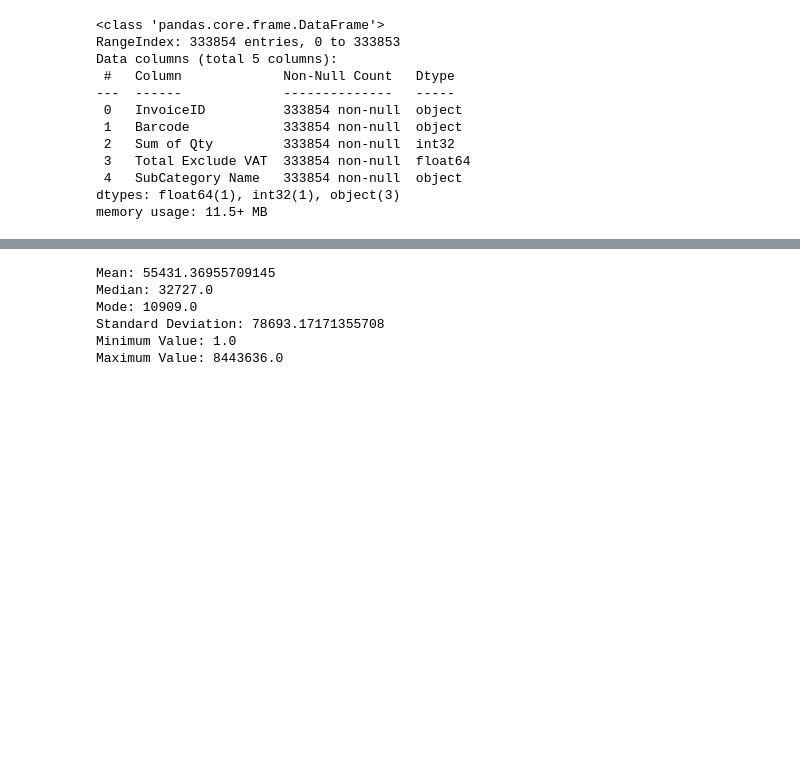
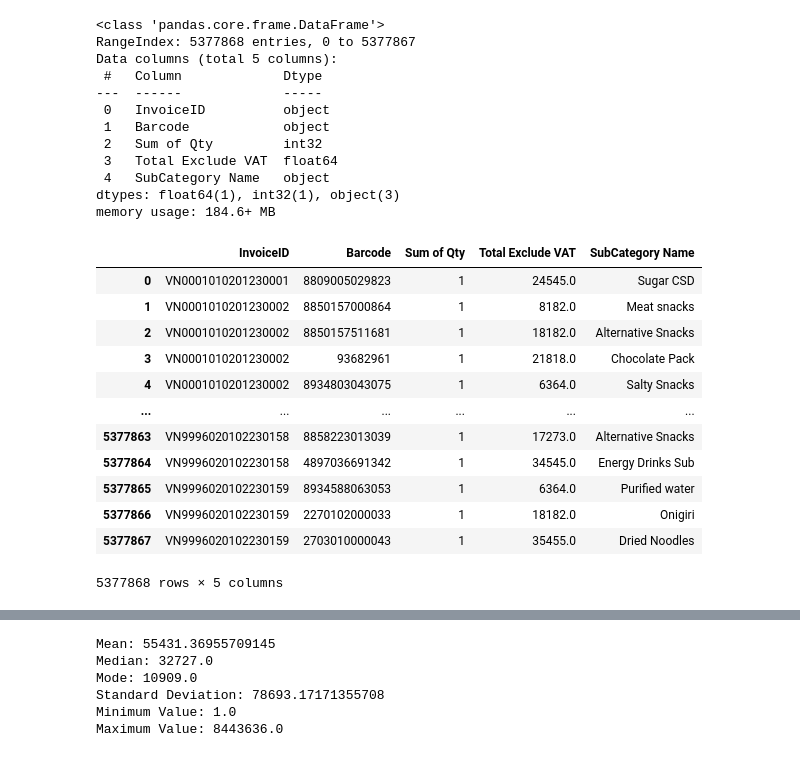
Before and after one commit to TrieuPH/python, a Jupyter notebook: Python/data/Basket-Analysis_v1_edit.ipynb, the cells around one changed output, grey strips where cells are left out. Drawn from its saved outputs; the diff is of its cells as text; code cells hidden in the pictures; blank space fills up the shorter version.

```diff
--- a/Python/data/Basket-Analysis_v1_edit.ipynb
+++ b/Python/data/Basket-Analysis_v1_edit.ipynb
@@ -65,7 +65,7 @@ from mlxtend.frequent_patterns import apriori, association_rules
 
 # Sample data
 dtypes = {'InvoiceID': str, 'Barcode': str, 'Sum of Qty': str, 'Total Exclude VAT': str, 'SubCategory Name': str}
-df = pd.read_csv('dataM1.csv', dtype=dtypes)
+df = pd.read_csv('C:\\Users\\trieu.pham\\OneDrive - BTM Global Consulting\\Projects\\github\\dataM1.csv', dtype=dtypes)
 
 df['Sum of Qty'] = pd.to_numeric(df['Sum of Qty'], errors='coerce').fillna(0).astype(int)
 df['Total Exclude VAT'] = pd.to_numeric(df['Total Exclude VAT'], errors='coerce').fillna(0).astype(float)
@@ -73,14 +73,30 @@ df['SubCategory Name'] = df['SubCategory Name'].astype(str)
 df.info()
 # %% [output]
 <class 'pandas.core.frame.DataFrame'>
-RangeIndex: 333854 entries, 0 to 333853
+RangeIndex: 5377868 entries, 0 to 5377867
 Data columns (total 5 columns):
- #   Column             Non-Null Count   Dtype
----  ------             --------------   -----
- 0   InvoiceID          333854 non-null  object
- 1   Barcode            333854 non-null  object
- 2   Sum of Qty         333854 non-null  int32
- 3   Total Exclude VAT  333854 non-null  float64
- 4   SubCategory Name   333854 non-null  object
+ #   Column             Dtype
+---  ------             -----
+ 0   InvoiceID          object
+ 1   Barcode            object
+ 2   Sum of Qty         int32
+ 3   Total Exclude VAT  float64
+ 4   SubCategory Name   object
 dtypes: float64(1), int32(1), object(3)
-memory usage: 11.5+ MB
+memory usage: 184.6+ MB
+# %%
+df
+# %% [output]
+|  | InvoiceID | Barcode | Sum of Qty | Total Exclude VAT | SubCategory Name |
+| 0 | VN0001010201230001 | 8809005029823 | 1 | 24545.0 | Sugar CSD |
+| 1 | VN0001010201230002 | 8850157000864 | 1 | 8182.0 | Meat snacks |
+| 2 | VN0001010201230002 | 8850157511681 | 1 | 18182.0 | Alternative Snacks |
+| 3 | VN0001010201230002 | 93682961 | 1 | 21818.0 | Chocolate Pack |
+| 4 | VN0001010201230002 | 8934803043075 | 1 | 6364.0 | Salty Snacks |
+| ... | ... | ... | ... | ... | ... |
+| 5377863 | VN9996020102230158 | 8858223013039 | 1 | 17273.0 | Alternative Snacks |
+| 5377864 | VN9996020102230158 | 4897036691342 | 1 | 34545.0 | Energy Drinks Sub |
+| 5377865 | VN9996020102230159 | 8934588063053 | 1 | 6364.0 | Purified water |
+| 5377866 | VN9996020102230159 | 2270102000033 | 1 | 18182.0 | Onigiri |
+| 5377867 | VN9996020102230159 | 2703010000043 | 1 | 35455.0 | Dried Noodles |
+5377868 rows × 5 columns
```
Also changed, not shown: parts of 4 cells of this notebook, 1 other file.
